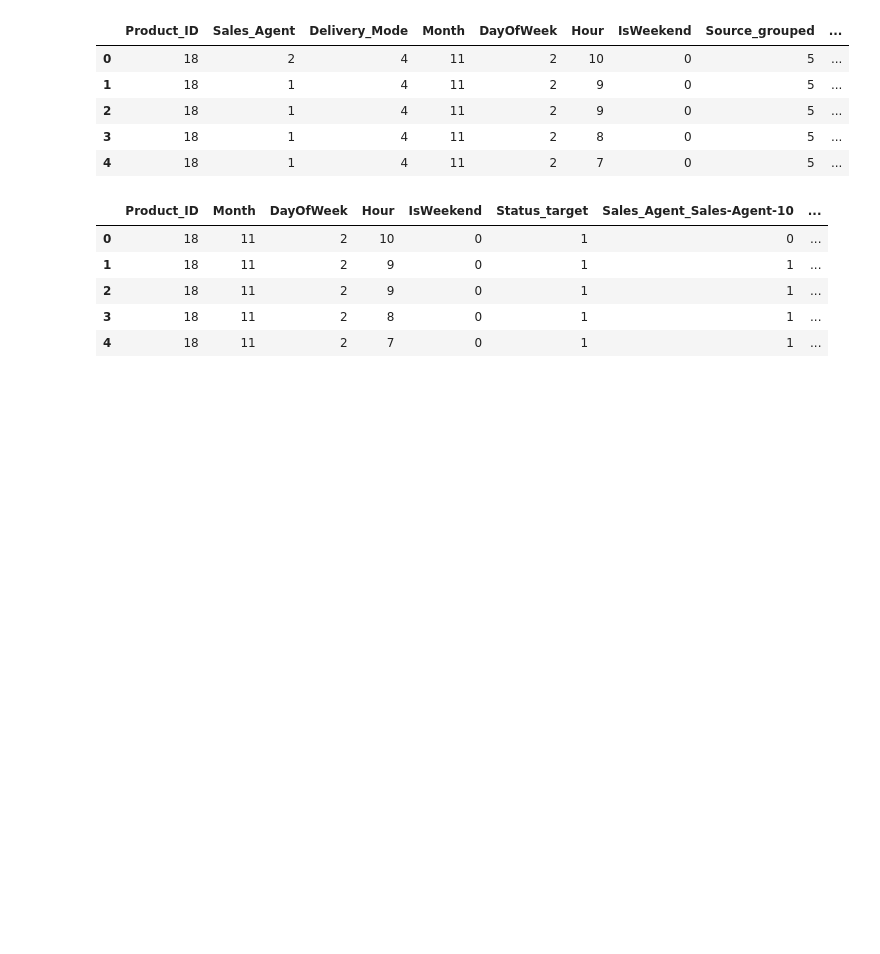
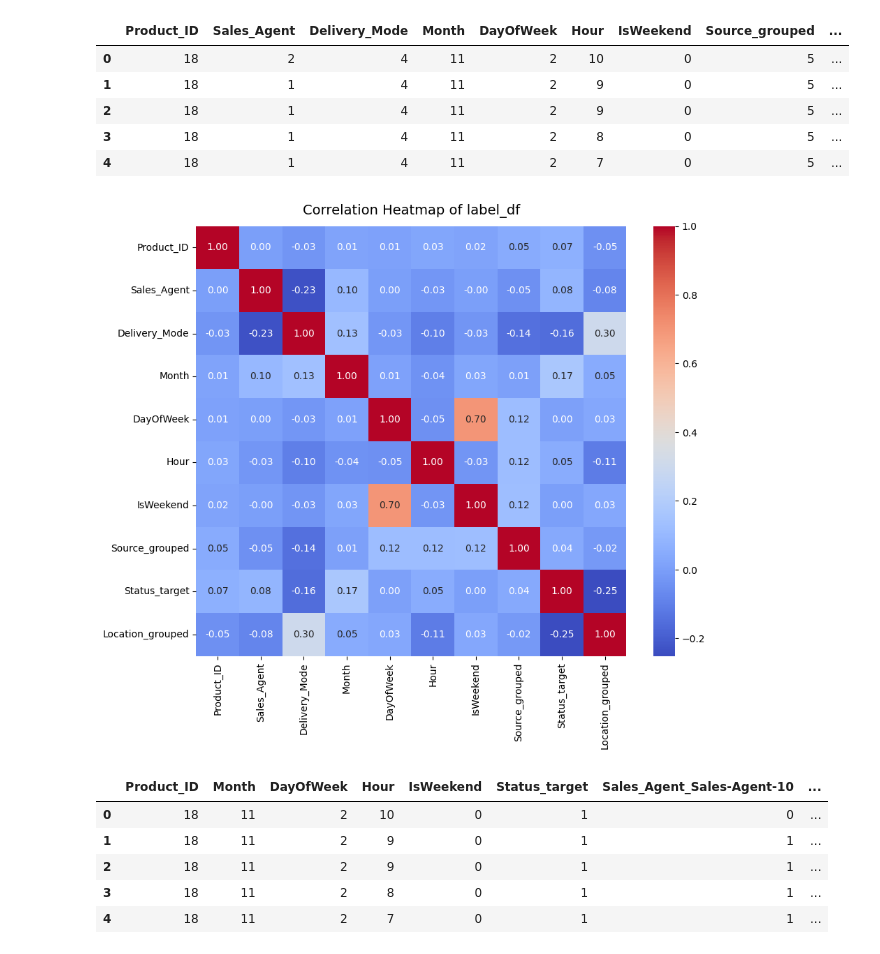
Before and after one commit to sahiljahagirdar/Product_Sales, a Jupyter notebook: Lead_Predict.ipynb, the cells around one changed output. Saved outputs shown, nothing was run; the diff lists cells and outputs as text; code cells hidden in the pictures; blank space fills up the shorter version.

Commit message:
Without dropping any column [Correlation]

```diff
--- a/Lead_Predict.ipynb
+++ b/Lead_Predict.ipynb
@@ -507,6 +507,20 @@ label_df.head()
 | 2 | 18 | 1 | 4 | 11 | 2 | 9 | 0 | 5 | ... |
 | 3 | 18 | 1 | 4 | 11 | 2 | 8 | 0 | 5 | ... |
 | 4 | 18 | 1 | 4 | 11 | 2 | 7 | 0 | 5 | ... |
+# %%
+import matplotlib.pyplot as plt
+import seaborn as sns
+
+# correlation matrix
+corr = label_df.corr(numeric_only=True)
+
+# plot
+plt.figure(figsize=(10, 8))
+sns.heatmap(corr, annot=True, fmt=".2f", cmap="coolwarm", cbar=True, square=True)
+plt.title("Correlation Heatmap of label_df", fontsize=14, pad=12)
+plt.show()
+# %% [output]
+[figure, added]
 # %%
 # OHE encoding for linear model
 from sklearn.preprocessing import OneHotEncoder
```
Also changed, not shown: parts of 30 cells of this notebook.
